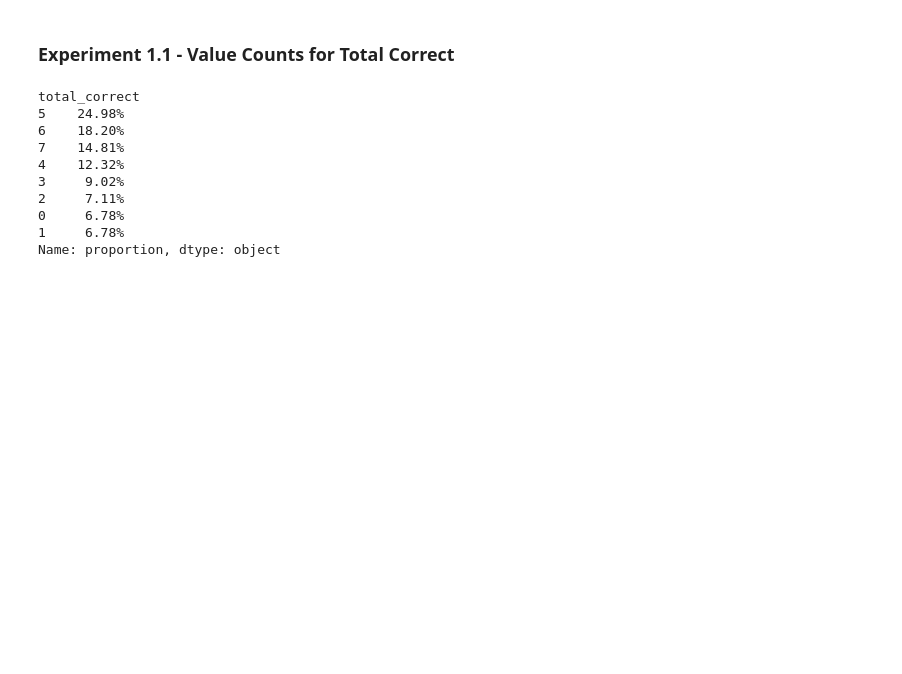
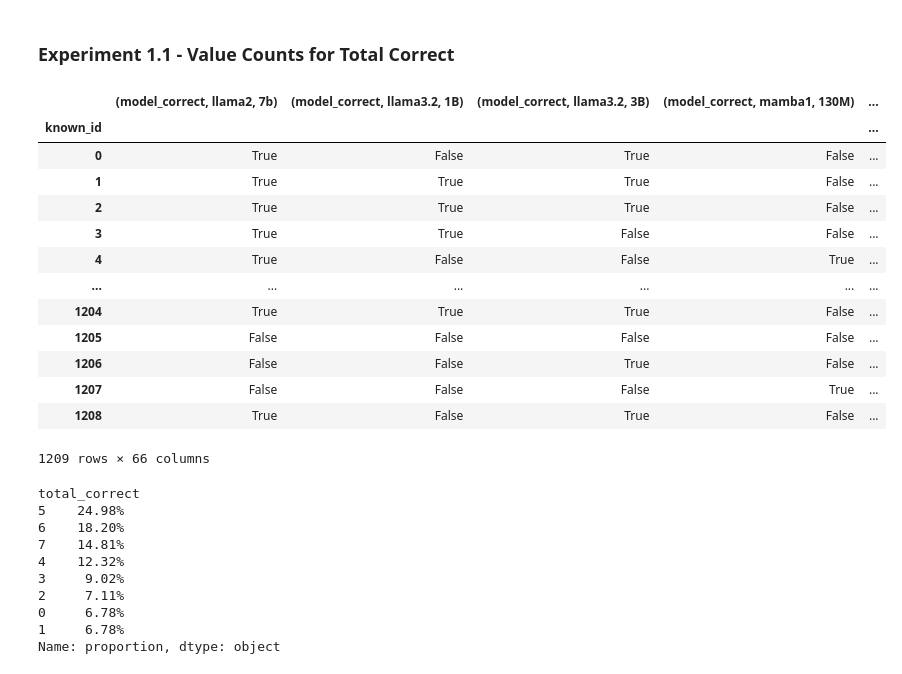
Before and after one commit to idangrosbard/ssm_analysis, a Jupyter notebook: notebooks/test-known_1000_correct.ipynb, the cells around one changed output. Saved outputs shown, nothing was run; the diff lists cells and outputs as text; code cells hidden in the pictures; blank space fills up the shorter version.

```diff
--- a/notebooks/test-known_1000_correct.ipynb
+++ b/notebooks/test-known_1000_correct.ipynb
@@ -241,6 +345,23 @@ result = (
 ## Experiment 1 - Value Counts
 # %% [markdown]
 ### Experiment 1.1 - Value Counts for Total Correct
+# %%
+result
+# %% [output]
+|  | (model_correct, llama2, 7b) | (model_correct, llama3.2, 1B) | (model_correct, llama3.2, 3B) | (model_correct, mamba1, 130M) | ... |
+| known_id |  |  |  |  | ... |
+| 0 | True | False | True | False | ... |
+| 1 | True | True | True | False | ... |
+| 2 | True | True | True | False | ... |
+| 3 | True | True | False | False | ... |
+| 4 | True | False | False | True | ... |
+| ... | ... | ... | ... | ... | ... |
+| 1204 | True | True | True | False | ... |
+| 1205 | False | False | False | False | ... |
+| 1206 | False | False | True | False | ... |
+| 1207 | False | False | False | True | ... |
+| 1208 | True | False | True | False | ... |
+1209 rows × 66 columns
 # %%
 # Print value counts for total_correct
 (
```
Also changed, not shown: parts of 5 cells of this notebook.
